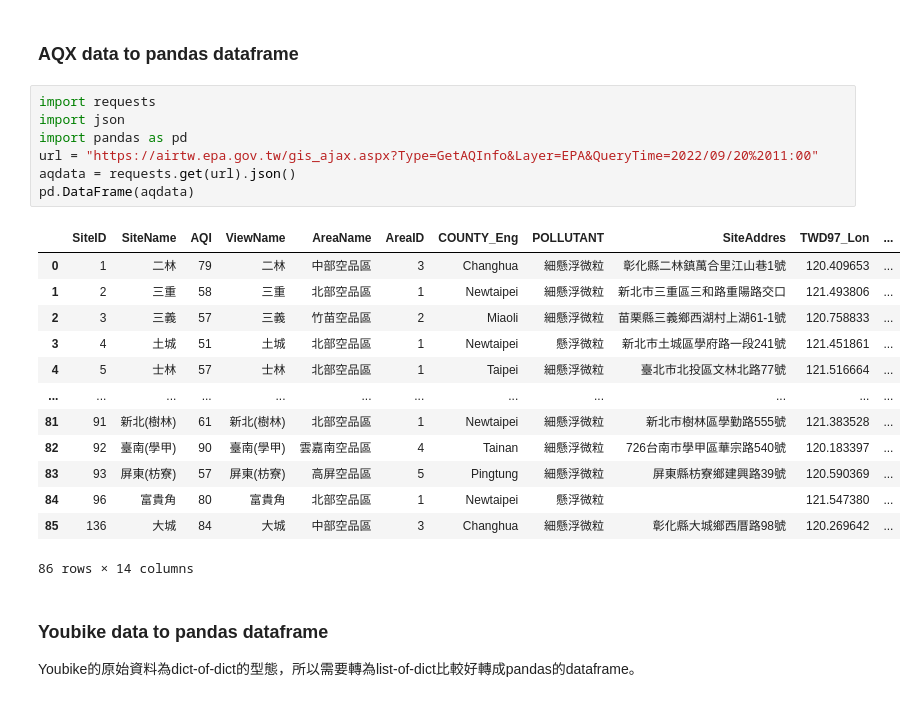
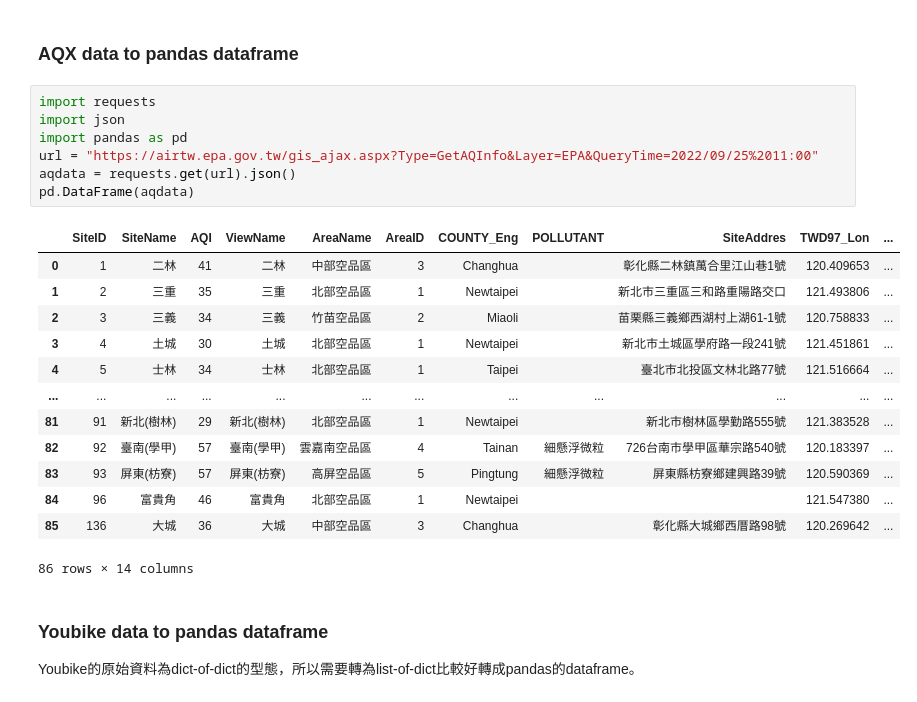
Before and after one commit to p4css/py4css, a Jupyter notebook: _sources/PSS/P04_2_for_if.ipynb, the cells around one changed output. Cells and saved outputs as stored; diff of their text form.

```diff
--- a/_sources/PSS/P04_2_for_if.ipynb
+++ b/_sources/PSS/P04_2_for_if.ipynb
@@ -453,23 +494,23 @@ print(aqlist)
 # %%
 import requests
 import json
 import pandas as pd
-url = "https://airtw.epa.gov.tw/gis_ajax.aspx?Type=GetAQInfo&Layer=EPA&QueryTime=2022/09/20%2011:00"
+url = "https://airtw.epa.gov.tw/gis_ajax.aspx?Type=GetAQInfo&Layer=EPA&QueryTime=2022/09/25%2011:00"
 aqdata = requests.get(url).json()
 pd.DataFrame(aqdata)
 # %% [output]
 |  | SiteID | SiteName | AQI | ViewName | AreaName | AreaID | COUNTY_Eng | POLLUTANT | SiteAddres | TWD97_Lon | ... |
-| 0 | 1 | 二林 | 79 | 二林 | 中部空品區 | 3 | Changhua | 細懸浮微粒 | 彰化縣二林鎮萬合里江山巷1號 | 120.409653 | ... |
-| 1 | 2 | 三重 | 58 | 三重 | 北部空品區 | 1 | Newtaipei | 細懸浮微粒 | 新北市三重區三和路重陽路交口 | 121.493806 | ... |
-| 2 | 3 | 三義 | 57 | 三義 | 竹苗空品區 | 2 | Miaoli | 細懸浮微粒 | 苗栗縣三義鄉西湖村上湖61-1號 | 120.758833 | ... |
-| 3 | 4 | 土城 | 51 | 土城 | 北部空品區 | 1 | Newtaipei | 懸浮微粒 | 新北市土城區學府路一段241號 | 121.451861 | ... |
-| 4 | 5 | 士林 | 57 | 士林 | 北部空品區 | 1 | Taipei | 細懸浮微粒 | 臺北市北投區文林北路77號 | 121.516664 | ... |
+| 0 | 1 | 二林 | 41 | 二林 | 中部空品區 | 3 | Changhua |  | 彰化縣二林鎮萬合里江山巷1號 | 120.409653 | ... |
+| 1 | 2 | 三重 | 35 | 三重 | 北部空品區 | 1 | Newtaipei |  | 新北市三重區三和路重陽路交口 | 121.493806 | ... |
+| 2 | 3 | 三義 | 34 | 三義 | 竹苗空品區 | 2 | Miaoli |  | 苗栗縣三義鄉西湖村上湖61-1號 | 120.758833 | ... |
+| 3 | 4 | 土城 | 30 | 土城 | 北部空品區 | 1 | Newtaipei |  | 新北市土城區學府路一段241號 | 121.451861 | ... |
+| 4 | 5 | 士林 | 34 | 士林 | 北部空品區 | 1 | Taipei |  | 臺北市北投區文林北路77號 | 121.516664 | ... |
 | ... | ... | ... | ... | ... | ... | ... | ... | ... | ... | ... | ... |
-| 81 | 91 | 新北(樹林) | 61 | 新北(樹林) | 北部空品區 | 1 | Newtaipei | 細懸浮微粒 | 新北市樹林區學勤路555號 | 121.383528 | ... |
-| 82 | 92 | 臺南(學甲) | 90 | 臺南(學甲) | 雲嘉南空品區 | 4 | Tainan | 細懸浮微粒 | 726台南市學甲區華宗路540號 | 120.183397 | ... |
+| 81 | 91 | 新北(樹林) | 29 | 新北(樹林) | 北部空品區 | 1 | Newtaipei |  | 新北市樹林區學勤路555號 | 121.383528 | ... |
+| 82 | 92 | 臺南(學甲) | 57 | 臺南(學甲) | 雲嘉南空品區 | 4 | Tainan | 細懸浮微粒 | 726台南市學甲區華宗路540號 | 120.183397 | ... |
 | 83 | 93 | 屏東(枋寮) | 57 | 屏東(枋寮) | 高屏空品區 | 5 | Pingtung | 細懸浮微粒 | 屏東縣枋寮鄉建興路39號 | 120.590369 | ... |
-| 84 | 96 | 富貴角 | 80 | 富貴角 | 北部空品區 | 1 | Newtaipei | 懸浮微粒 |  | 121.547380 | ... |
-| 85 | 136 | 大城 | 84 | 大城 | 中部空品區 | 3 | Changhua | 細懸浮微粒 | 彰化縣大城鄉西厝路98號 | 120.269642 | ... |
+| 84 | 96 | 富貴角 | 46 | 富貴角 | 北部空品區 | 1 | Newtaipei |  |  | 121.547380 | ... |
+| 85 | 136 | 大城 | 36 | 大城 | 中部空品區 | 3 | Changhua |  | 彰化縣大城鄉西厝路98號 | 120.269642 | ... |
 86 rows × 14 columns
 # %% [markdown]
 ### Youbike data to pandas dataframe
```
Also changed, not shown: parts of 16 cells of this notebook, 18 other files.
